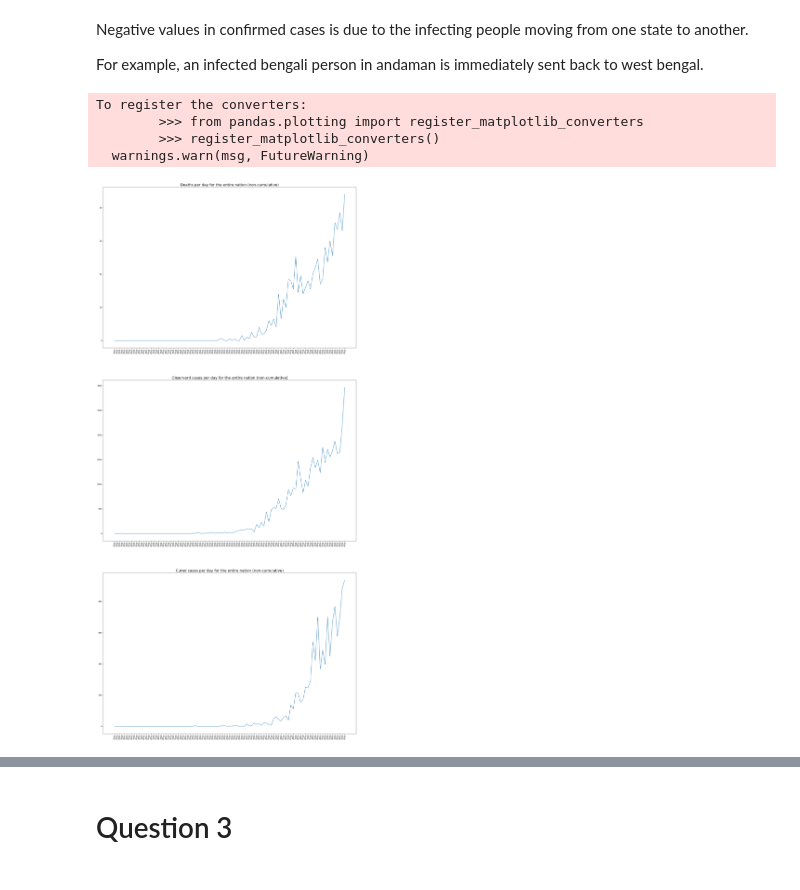
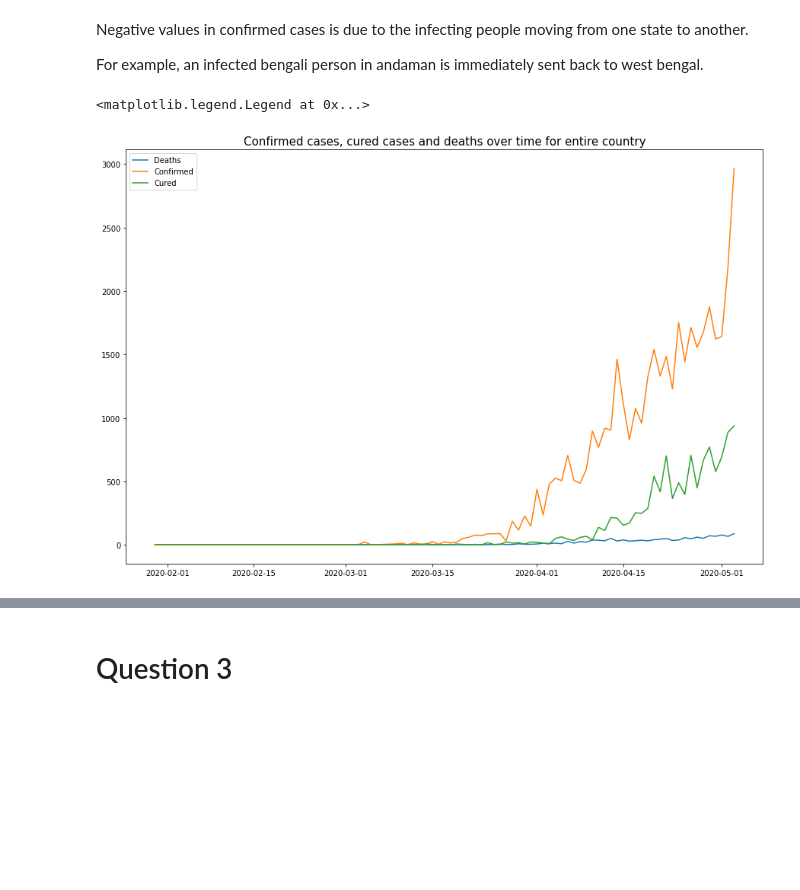
Before and after one commit to mew-two-github/CH5019_2020_GRP3, a Jupyter notebook: Question3/q3_vishal.ipynb, the cells around one changed output, grey strips where cells are left out. Saved outputs shown, nothing was run; the diff lists cells and outputs as text; code cells hidden in the pictures; blank space fills up the shorter version.

```diff
--- a/Question3/q3_vishal.ipynb
+++ b/Question3/q3_vishal.ipynb
@@ -2,13 +2,13 @@
 import pandas as pd
 import matplotlib.pyplot as plt
 import numpy as np
-AgeGroupDetails = pd.read_csv('./Dataset_Question3/AgeGroupDetails.csv')
-Covid_19_india = pd.read_csv('./Dataset_Question3/covid_19_india.csv', parse_dates=['Date'], dayfirst=True)
-HospitalBedsIndia = pd.read_csv('./Dataset_Question3/HospitalBedsIndia.csv')
-ICMRTestingDetails = pd.read_csv('./Dataset_Question3/ICMRTestingDetails.csv',sep=r'\t', engine='python')
-IndividualDetails = pd.read_csv('./Dataset_Question3/IndividualDetails.csv',parse_dates=['diagnosed_date'],dayfirst=True)
-lab_data=pd.read_csv('./Dataset_Question3/ICMRTestingLabs.csv')
-Population_india_census2011 = pd.read_csv('./Dataset_Question3/population_india_census2011.csv')
+AgeGroupDetails = pd.read_csv('AgeGroupDetails.csv')
+Covid_19_india = pd.read_csv('covid_19_india.csv', parse_dates=['Date'], dayfirst=True)
+HospitalBedsIndia = pd.read_csv('HospitalBedsIndia.csv')
+ICMRTestingDetails = pd.read_csv('ICMRTestingDetails.csv',sep=r'\t', engine='python')
+IndividualDetails = pd.read_csv('IndividualDetails.csv',parse_dates=['diagnosed_date'],dayfirst=True)
+lab_data=pd.read_csv('ICMRTestingLabs.csv')
+Population_india_census2011 = pd.read_csv('population_india_census2011.csv')
 # %% [markdown]
 <h1>Question 1</h1>
 # %%
@@ -114,47 +114,35 @@ For example, an infected bengali person in andaman is immediately sent back to w
 # %%
 df_india_deaths=df.groupby(['Date','State/UnionTerritory'])['Deaths'].sum()
 df_india_deaths=df_india_deaths.unstack()
 df_india_deaths.fillna(0,inplace=True)
 df_india_deaths1=df_india_deaths.diff()
 df_india_deaths1=df_india_deaths1.T
 df_india_deaths=df_india_deaths.T
 df_india_deaths1['2020-01-30']=df_india_deaths['2020-01-30']
 
 df_india_Confirmed=df.groupby(['Date','State/UnionTerritory'])['Confirmed'].sum()
 df_india_Confirmed=df_india_Confirmed.unstack()
 df_india_Confirmed.fillna(0,inplace=True)
 df_india_Confirmed1=df_india_Confirmed.diff()
 df_india_Confirmed1=df_india_Confirmed1.T
 df_india_Confirmed=df_india_Confirmed.T
 df_india_Confirmed1['2020-01-30']=df_india_Confirmed['2020-01-30']
 
 df_india_Cured=df.groupby(['Date','State/UnionTerritory'])['Cured'].sum()
 df_india_Cured=df_india_Cured.unstack()
 df_india_Cured.fillna(0,inplace=True)
 df_india_Cured1=df_india_Cured.diff()
 df_india_Cured1=df_india_Cured1.T
 df_india_Cured=df_india_Cured.T
 df_india_Cured1['2020-01-30']=df_india_Cured['2020-01-30']
 
 
-
-plt.figure(figsize=(25,75))
-plt.subplot(4,1,1)
-plt.plot(df_india_deaths1.sum().index,df_india_deaths1.sum().values)
-plt.xticks(df_india_Confirmed1.sum().index,rotation=80)
-plt.title('Deaths per day for the entire nation (non-cumulative)',Fontsize=20)
-plt.subplot(4,1,2)
-plt.plot(df_india_Confirmed1.sum().index,df_india_Confirmed1.sum().values)
-plt.xticks(df_india_deaths1.sum().index,rotation=80)
-plt.title('Observerd cases per day for the entire nation (non-cumulative)',Fontsize=20)
-plt.subplot(4,1,3)
-plt.plot(df_india_Cured1.sum().index,df_india_Cured1.sum().values)
-plt.xticks(df_india_Cured1.sum().index,rotation=80)
-plt.title('Cured cases per day for the entire nation (non-cumulative)',Fontsize=20)
-plt.show()
+plt.figure(figsize=(15,10))
+plt.plot(df_india_deaths1.sum().index,df_india_deaths1.sum().values,label='Deaths')
+plt.plot(df_india_Confirmed1.sum().index,df_india_Confirmed1.sum().values,label='Confirmed')
+plt.plot(df_india_Cured1.sum().index,df_india_Cured1.sum().values,label='Cured')
+plt.title('Confirmed cases, cured cases and deaths over time for entire country',Fontsize=15)
+plt.legend()
 # %% [output]
-To register the converters:
-        >>> from pandas.plotting import register_matplotlib_converters
-        >>> register_matplotlib_converters()
-  warnings.warn(msg, FutureWarning)
+<matplotlib.legend.Legend at 0x...>
-[figure, old version]
+[figure, new version]
```
Also changed, not shown: parts of 15 cells of this notebook.
